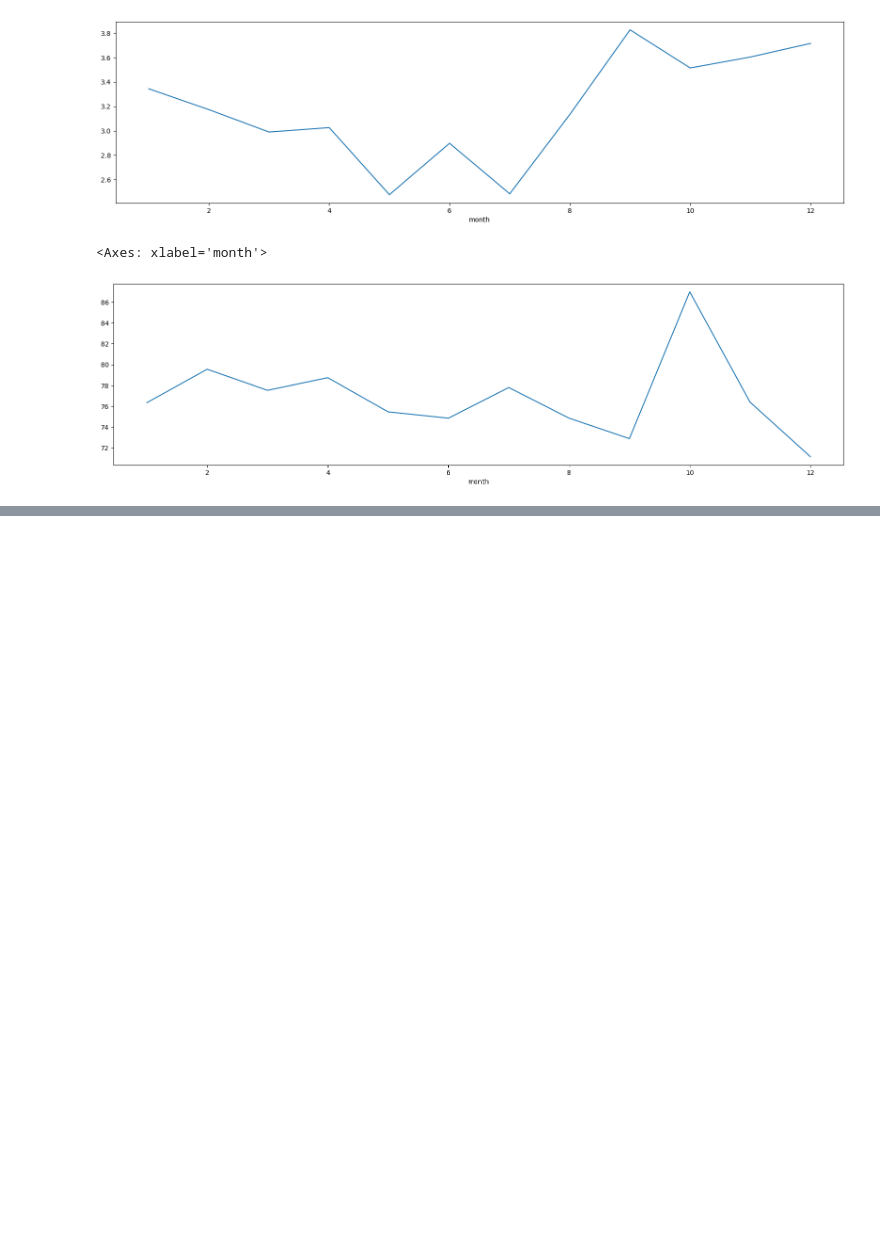
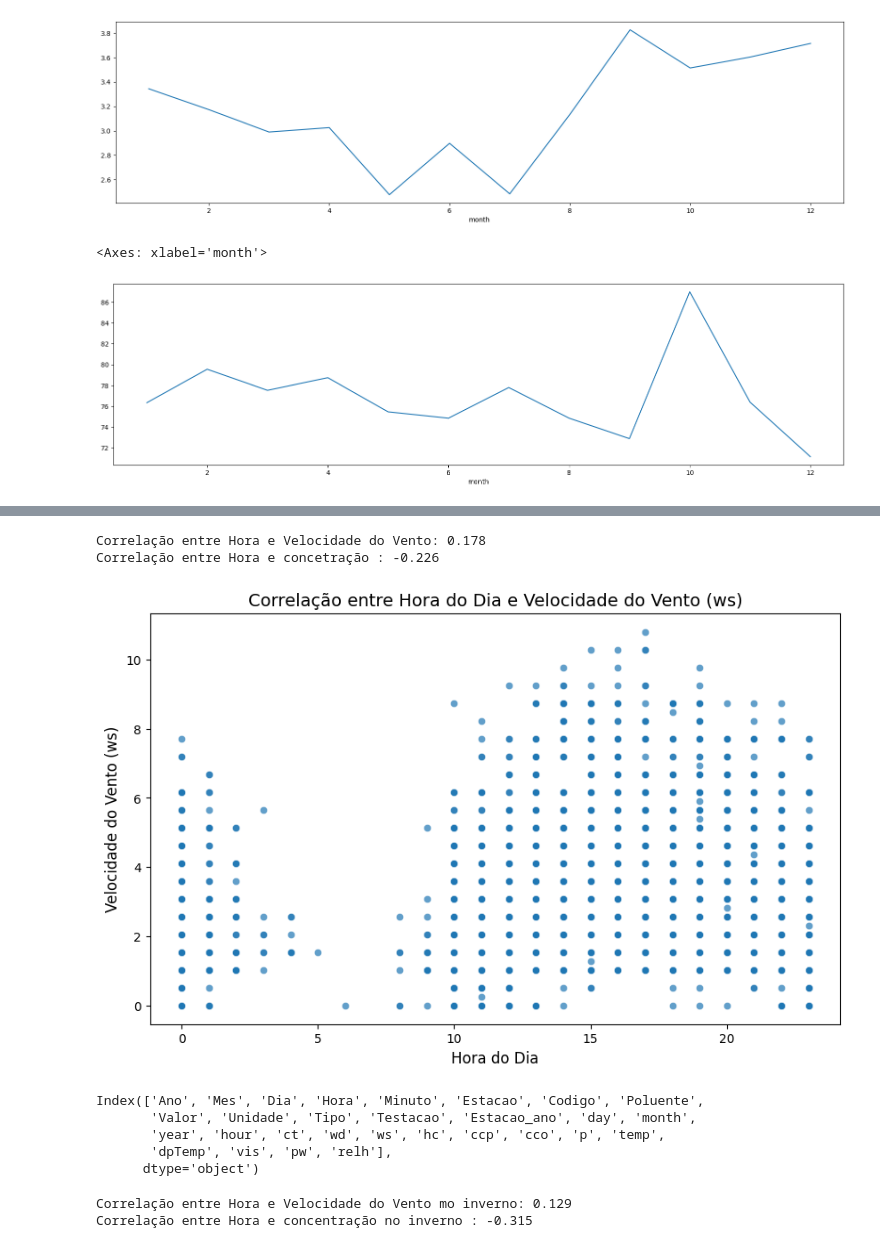
Before and after one commit to Marcosperrude/ENS410064, a Jupyter notebook: scripts/Atividade3.ipynb, the cells around one changed output, grey strips where cells are left out. Saved outputs shown, nothing was run; the diff lists cells and outputs as text; code cells hidden in the pictures; blank space fills up the shorter version.

```diff
--- a/scripts/Atividade3.ipynb
+++ b/scripts/Atividade3.ipynb
@@ -341,0 +372,24 @@ metar.groupby('month')['relh'].mean().plot(
+# %%
+correlacao_ws = pearsonr(a['Hora'], a['ws'])
+print(f'Correlação entre Hora e Velocidade do Vento: {correlacao_ws[0]:.3f}')
+correlacao_valor = pearsonr(a['Valor'], a['ws'])
+print(f'Correlação entre Hora e concetração : {correlacao_valor[0]:.3f}')
+
+plt.figure(figsize=(10, 6))
+sns.scatterplot(x='Hora', y='ws', data=a, alpha=0.7)
+plt.title('Correlação entre Hora do Dia e Velocidade do Vento (ws)', fontsize=14)
+plt.xlabel('Hora do Dia', fontsize=12)
+plt.ylabel('Velocidade do Vento (ws)', fontsize=12)
+plt.show()
+# %% [output]
+Correlação entre Hora e Velocidade do Vento: 0.178
+Correlação entre Hora e concetração : -0.226
+[figure, added]
+# %%
+a.columns
+# %% [output]
+Index(['Ano', 'Mes', 'Dia', 'Hora', 'Minuto', 'Estacao', 'Codigo', 'Poluente',
+       'Valor', 'Unidade', 'Tipo', 'Testacao', 'Estacao_ano', 'day', 'month',
+       'year', 'hour', 'ct', 'wd', 'ws', 'hc', 'ccp', 'cco', 'p', 'temp',
+       'dpTemp', 'vis', 'pw', 'relh'],
+      dtype='object')
@@ -341,0 +398,8 @@ metar.groupby('month')['relh'].mean().plot(
+# %%
+correlacao_inverno_ws = pearsonr(inverno['Hora'], inverno['ws'])
+print(f'Correlação entre Hora e Velocidade do Vento mo inverno: {correlacao_inverno_ws[0]:.3f}')
+correlacao_inverno_valor = pearsonr(inverno['Valor'], inverno['ws'])
+print(f'Correlação entre Hora e concentração no inverno : {correlacao_inverno_valor[0]:.3f}')
+# %% [output]
+Correlação entre Hora e Velocidade do Vento mo inverno: 0.129
+Correlação entre Hora e concentração no inverno : -0.315
```
Also changed, not shown: parts of 9 cells of this notebook.
